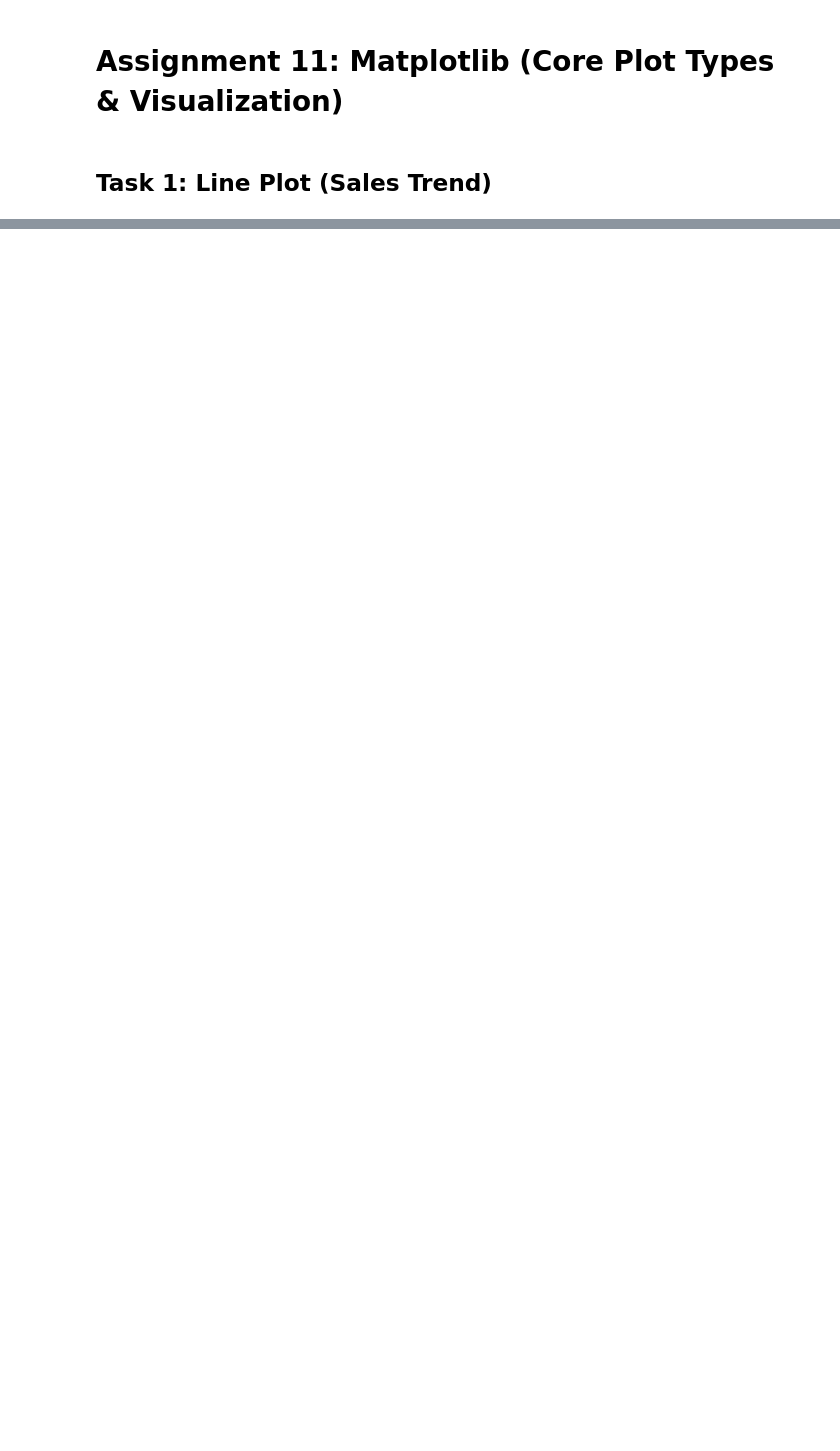
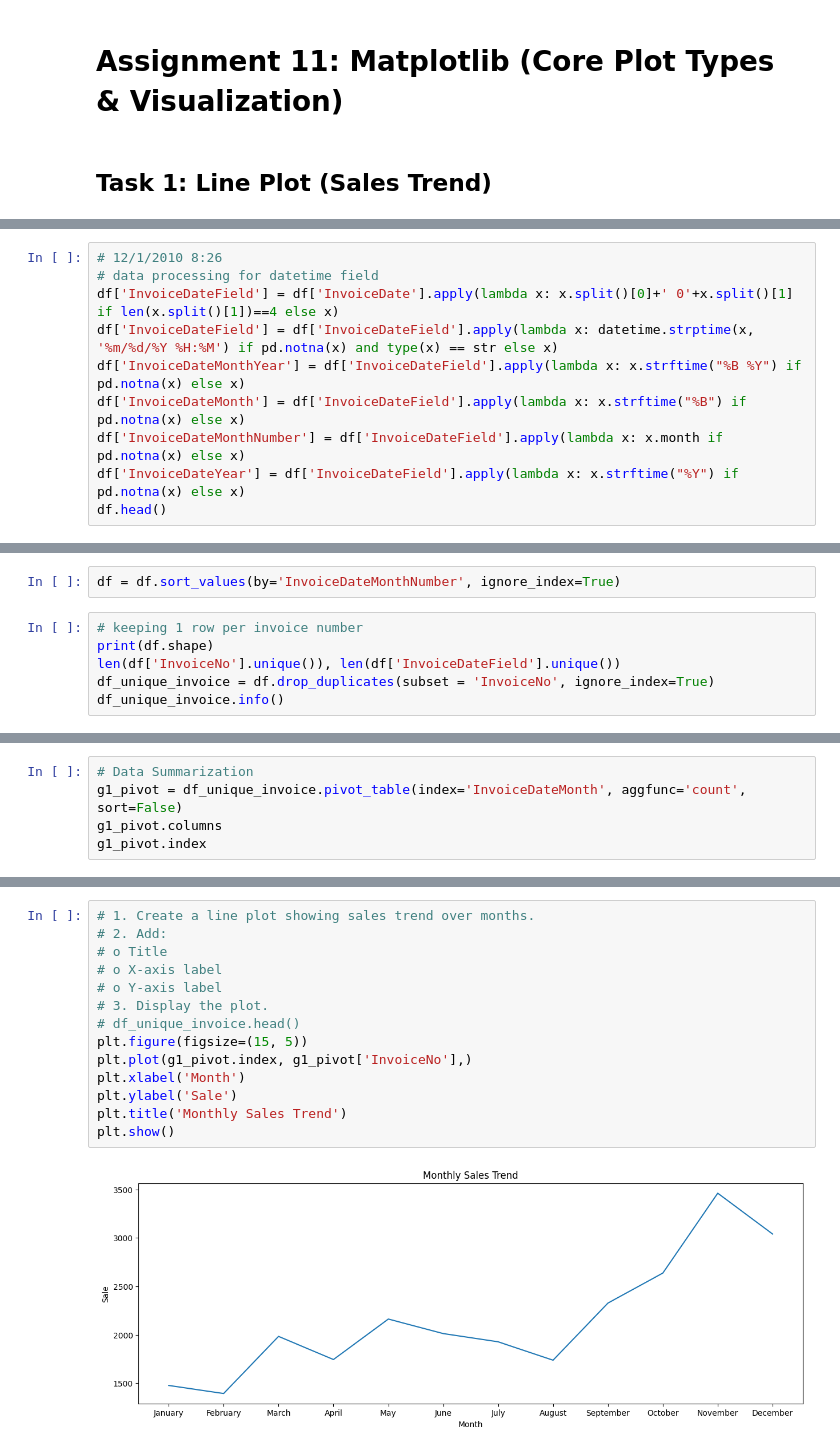
Before and after one commit to PALAKAGGARWAL62/GenAILearning, a Jupyter notebook: GenAI_Task11_Palak/Assignment11.ipynb, the cells around one changed output, grey strips where cells are left out. Drawn from its saved outputs; the diff is of its cells as text; blank space fills up the shorter version.

```diff
--- a/GenAI_Task11_Palak/Assignment11.ipynb
+++ b/GenAI_Task11_Palak/Assignment11.ipynb
@@ -33,3 +35,13 @@ Data columns (total 8 columns):
  7   Country      541909 non-null  object
 dtypes: float64(2), int64(1), object(5)
 memory usage: 33.1+ MB
+# %%
+# 12/1/2010 8:26
+# data processing for datetime field
+df['InvoiceDateField'] = df['InvoiceDate'].apply(lambda x: x.split()[0]+' 0'+x.split()[1] if len(x.split()[1])==4 else x)
+df['InvoiceDateField'] = df['InvoiceDateField'].apply(lambda x: datetime.strptime(x, '%m/%d/%Y %H:%M') if pd.notna(x) and type(x) == str else x)
+df['InvoiceDateMonthYear'] = df['InvoiceDateField'].apply(lambda x: x.strftime("%B %Y") if pd.notna(x) else x)
+df['InvoiceDateMonth'] = df['InvoiceDateField'].apply(lambda x: x.strftime("%B") if pd.notna(x) else x)
+df['InvoiceDateMonthNumber'] = df['InvoiceDateField'].apply(lambda x: x.month if pd.notna(x) else x)
+df['InvoiceDateYear'] = df['InvoiceDateField'].apply(lambda x: x.strftime("%Y") if pd.notna(x) else x)
+df.head()
@@ -35,0 +55,8 @@ memory usage: 33.1+ MB
+# %%
+df = df.sort_values(by='InvoiceDateMonthNumber', ignore_index=True)
+# %%
+# keeping 1 row per invoice number
+print(df.shape)
+len(df['InvoiceNo'].unique()), len(df['InvoiceDateField'].unique())
+df_unique_invoice = df.drop_duplicates(subset = 'InvoiceNo', ignore_index=True)
+df_unique_invoice.info()
@@ -35,0 +81,5 @@ memory usage: 33.1+ MB
+# %%
+# Data Summarization
+g1_pivot = df_unique_invoice.pivot_table(index='InvoiceDateMonth', aggfunc='count', sort=False)
+g1_pivot.columns
+g1_pivot.index
@@ -35,0 +90,16 @@ memory usage: 33.1+ MB
+# %%
+# 1. Create a line plot showing sales trend over months.
+# 2. Add:
+# o Title
+# o X-axis label
+# o Y-axis label
+# 3. Display the plot.
+# df_unique_invoice.head()
+plt.figure(figsize=(15, 5))
+plt.plot(g1_pivot.index, g1_pivot['InvoiceNo'],)
+plt.xlabel('Month')
+plt.ylabel('Sale')
+plt.title('Monthly Sales Trend')
+plt.show()
+# %% [output]
+[figure, added]
```
Also changed, not shown: parts of 21 cells of this notebook, 2 other files.
